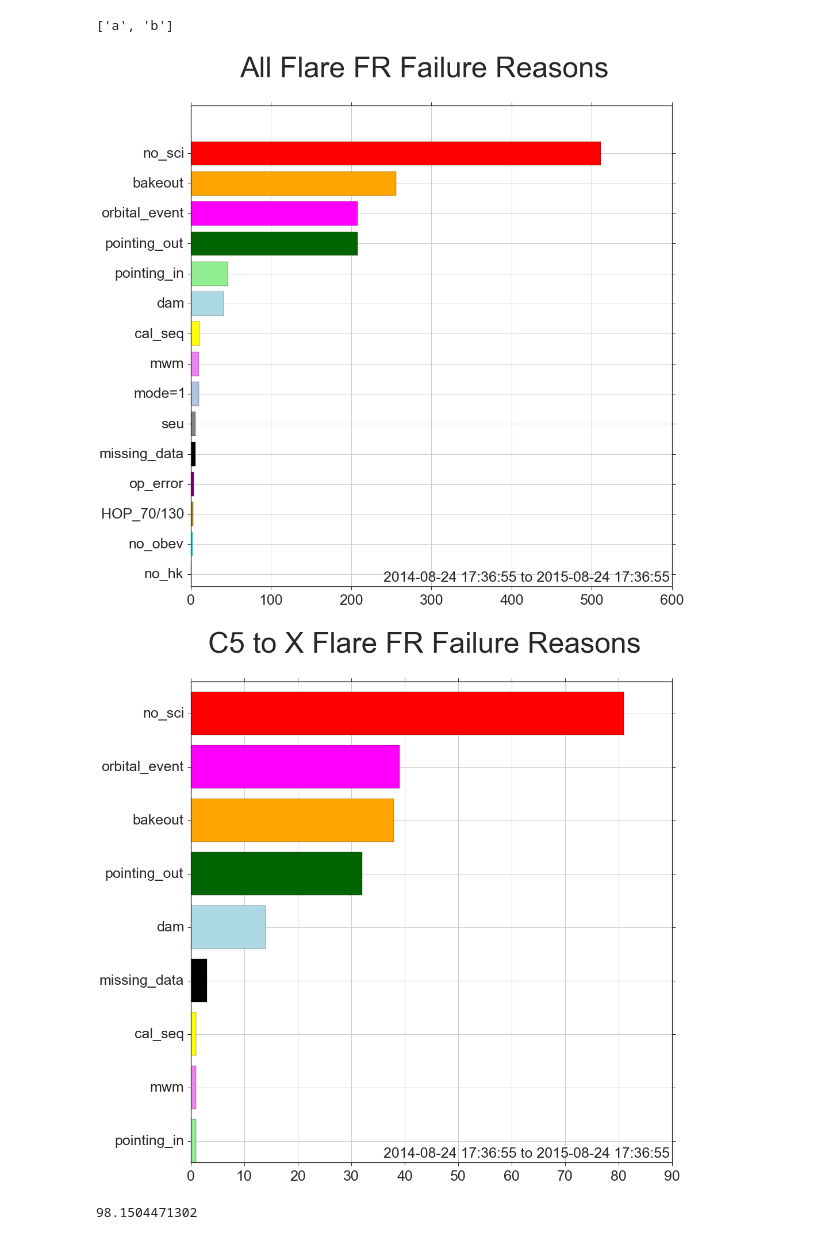
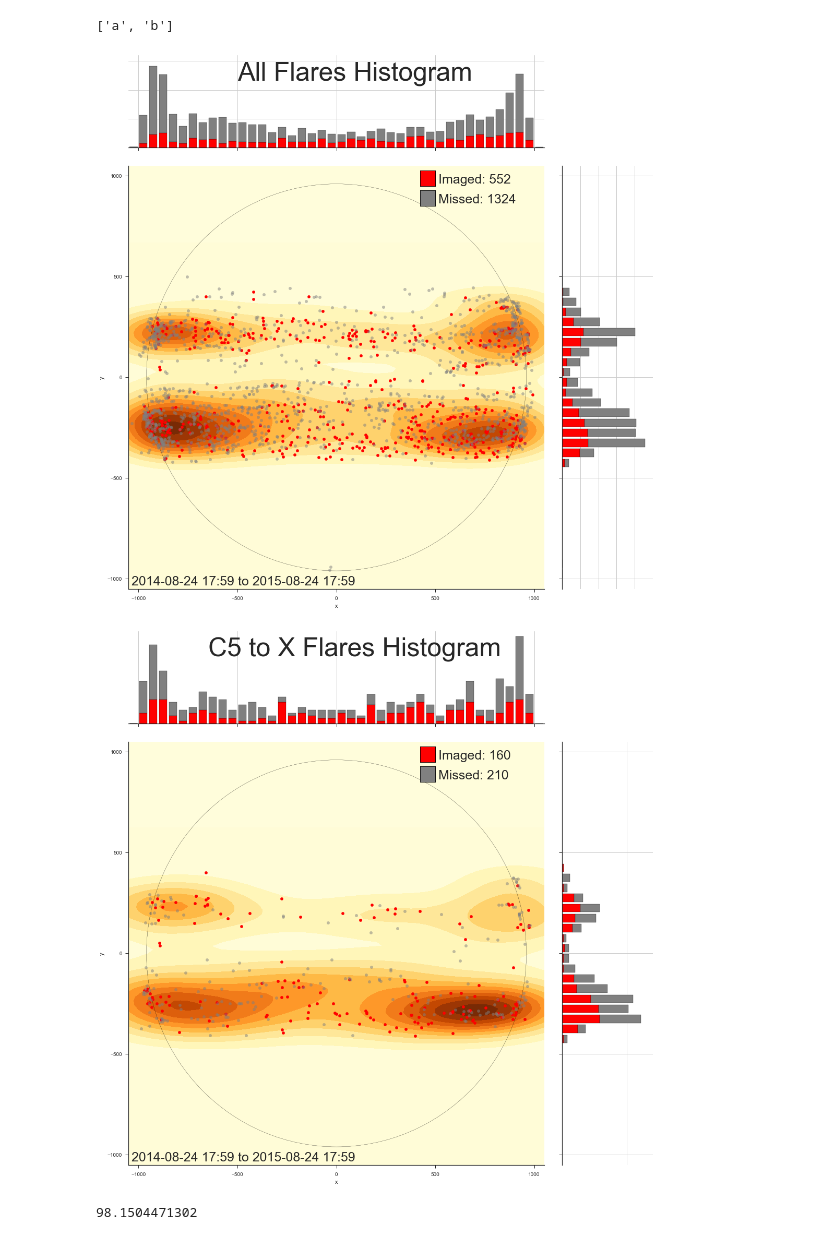
Before and after one commit to gwoelkicfa/xrt_metadata_project, a Jupyter notebook: xrt_flare_analysis.ipynb, the cells around one changed output. Cells and saved outputs as stored; diff of their text form; code cells hidden in the pictures.

Commit message:
Fix genHistogram axes bug

```diff
--- a/xrt_flare_analysis.ipynb
+++ b/xrt_flare_analysis.ipynb
@@ -231,7 +231,7 @@ def genHistogram(t_i,t_f,flareType,scale=False,data=pd.DataFrame(),save=False,sh
         vmin = 0
         vmax = 0.0000013/len(coorsAll)**1.02*3000
     else:
-        vmin = None
+        vmin = vmax = None
 
     # Creates the heatmap of all flares of specified classes within time range.
     sns.kdeplot(coorsAll.dropna(subset=['x','y'],how='any')['x'],coorsAll.dropna(subset=['x','y'],how='any')['y'],
@@ -250,7 +250,7 @@ def genHistogram(t_i,t_f,flareType,scale=False,data=pd.DataFrame(),save=False,sh
     ax1.grid()
     ax1.set_yticks(range(0,int(ymax1),50))
     ax2.grid()
-    ax1.set_xticks(range(0,int(xmax1),50))
+    ax2.set_xticks(range(0,int(xmax1),50))
 
 
     # Creates legend, title, and timestamp
@@ -1920,39 +1920,39 @@ types = [('All','B','Z'),('C5 to X','C5','X')]#,('B','B','C'),('C','C','M'),('M'
 for flareType in types:
     #Generate and save plots
     try:
         #genDistPlot(t_i,t_f,flareType,data=data,bw=125)
         #genProbPlot(t_i,t_f,flareType,data=data,bw=125,save=True)
-        #genHistogram(t_i,t_f,flareType,data=data)
+        genHistogram(t_i,t_f,flareType,data=data)
         #genFlareResPlot(t_i,t_f,flareType,data=data,bw=125)
         #genObsNoteDistPlot(t_i,t_f,flareType,bw=150,save=True)
-        genObsNotePie(t_i,t_f,flareType)
-        genObsNotesClassPlot(t_i,t_f,flareType)
+        #genObsNotePie(t_i,t_f,flareType)
+        #genObsNotesClassPlot(t_i,t_f,flareType)
         continue;
     except ValueError:
         print 'ValueError'
     continue;
 
 #genFRPercentPlot(t_i,t_f)
 #genFRValuePlot(t_i,t_f)
 #genObsNotesPlot(t_i,t_f)
 #genObsNotesClassPlot(t_i,t_f,('C5 to X','C5','Z'))
 #genObsNotesClassPlot(t_i,t_f,('C5 to X','C5','Z'))
 #genObsNoteDistPlot(t_i,t_f,('C5 to X','C5','Z'),bw=150)
 
 t_f = datetime.datetime(2013,7,1)
 t_i = datetime.datetime(2013,1,1)
 #genObsNotePie(t_i,t_f,('C5 to X','C5','X'))
 
 t_f = datetime.datetime(2014,1,1)
 t_i = datetime.datetime(2013,7,1)
 #genObsNotePie(t_i,t_f,('C5 to X','C5','X'))
 
 t_f = datetime.datetime.utcnow()-datetime.timedelta(days=365*0)
-t_i = t_f - datetime.timedelta(days=365*3)
+t_i = t_f - datetime.timedelta(days=365*1)
 #genCCDPlot(t_i,t_f,('C5 to X','C5','Z'))
 # %% [output]
-[figure, old version]
+[figure, new version]
-[figure, old version]
+[figure, new version]
 # %%
 t = time.time()
 
```
Also changed, not shown: parts of 1 cell of this notebook.
